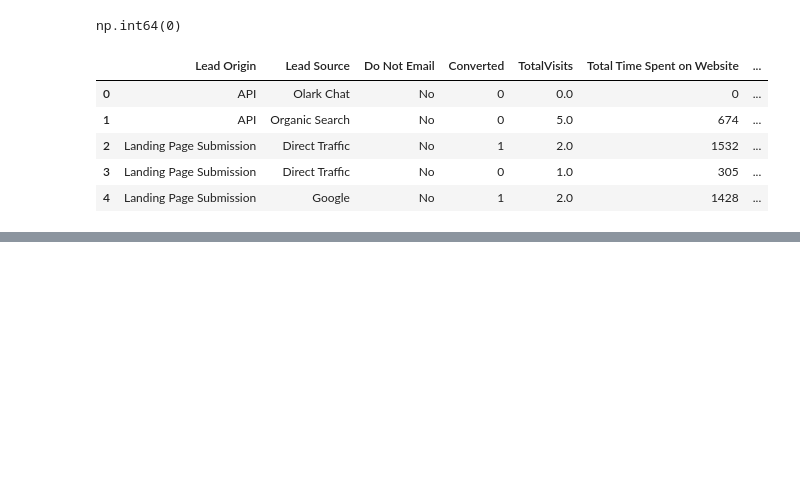
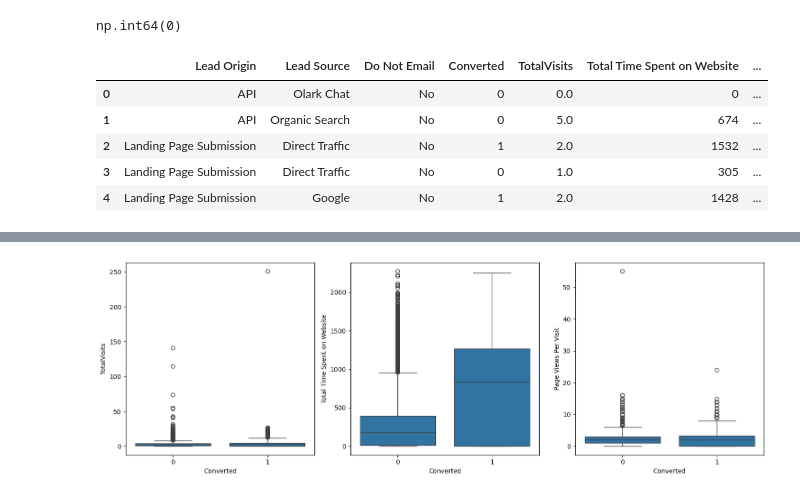
Before and after one commit to rubabrafique07/lead-scoring-system, a Jupyter notebook: notebook/lead_socre_eda.ipynb, the cells around one changed output, grey strips where cells are left out. Cells and saved outputs as stored; diff of their text form; code cells hidden in the pictures; blank space fills up the shorter version.

```diff
--- a/notebook/lead_socre_eda.ipynb
+++ b/notebook/lead_socre_eda.ipynb
@@ -261,0 +273,11 @@ df_clean.head()
+# %%
+fig, axes = plt.subplots(1, 3, figsize=(15,5))
+
+sns.boxplot(x='Converted', y='TotalVisits', data=df_clean, ax=axes[0])
+sns.boxplot(x='Converted', y='Total Time Spent on Website', data=df_clean, ax=axes[1])
+sns.boxplot(x='Converted', y='Page Views Per Visit', data=df_clean, ax=axes[2])
+
+plt.tight_layout()
+plt.show()
+# %% [output]
+[figure, added]
```
Also changed, not shown: parts of 29 cells of this notebook.
